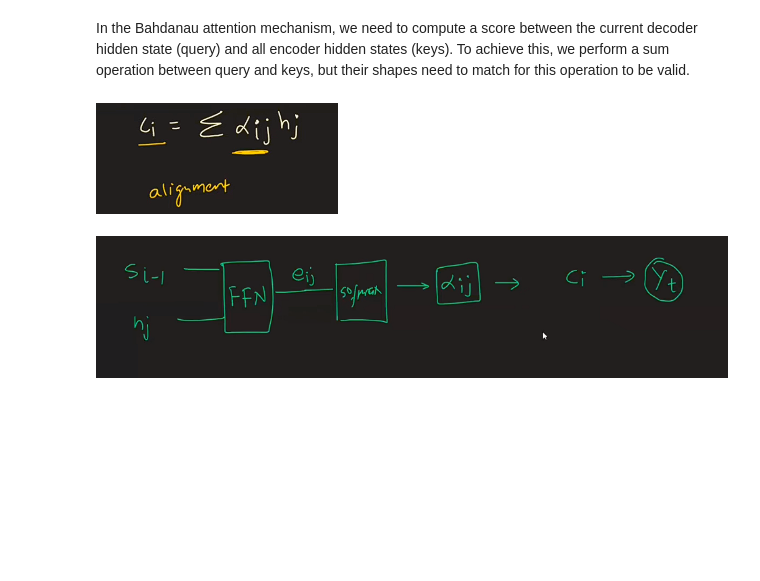
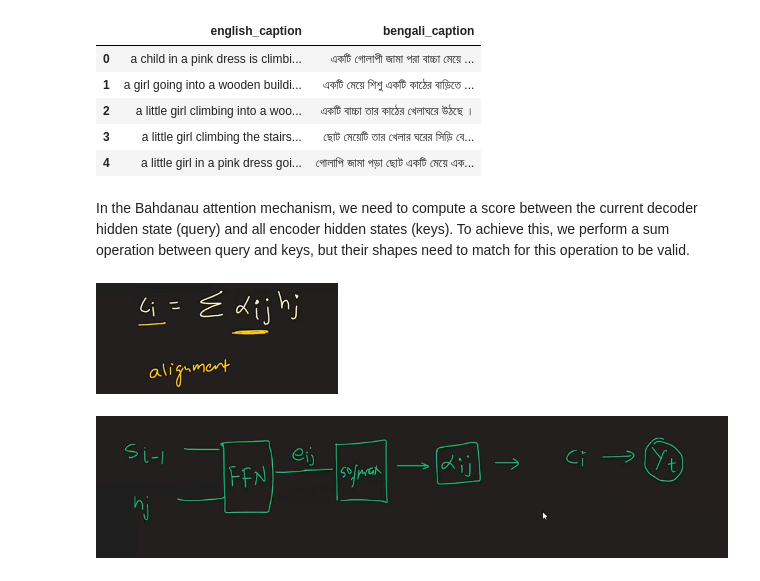
Before and after one commit to SayedShaun/Machine-Translation, a Jupyter notebook: Notebooks/Seq2Seq with Attention.ipynb, the cells around one changed output. Drawn from its saved outputs; the diff is of its cells as text; code cells hidden in the pictures; blank space fills up the shorter version.

```diff
--- a/Notebooks/Seq2Seq with Attention.ipynb
+++ b/Notebooks/Seq2Seq with Attention.ipynb
@@ -14,6 +14,16 @@ from tqdm import tqdm
 import warnings
 warnings.filterwarnings("ignore")
 device = torch.device("cuda" if torch.cuda.is_available() else "cpu")
+# %%
+file_path = "../Sample Data/english to bengali.csv"
+pd.read_csv(file_path).head()
+# %% [output]
+|  | english_caption | bengali_caption |
+| 0 | a child in a pink dress is climbi... | একটি গোলাপী জামা পরা বাচ্চা মেয়ে ... |
+| 1 | a girl going into a wooden buildi... | একটি মেয়ে শিশু একটি কাঠের বাড়িতে ... |
+| 2 | a little girl climbing into a woo... | একটি বাচ্চা তার কাঠের খেলাঘরে উঠছে । |
+| 3 | a little girl climbing the stairs... | ছোট মেয়েটি তার খেলার ঘরের সিড়ি বে... |
+| 4 | a little girl in a pink dress goi... | গোলাপি জামা পড়া ছোট একটি মেয়ে এক... |
 # %%
 class BaseDataset(Dataset):
     def __init__(self, file_path: str, column: str, add_sos_eos: bool=False):
```
